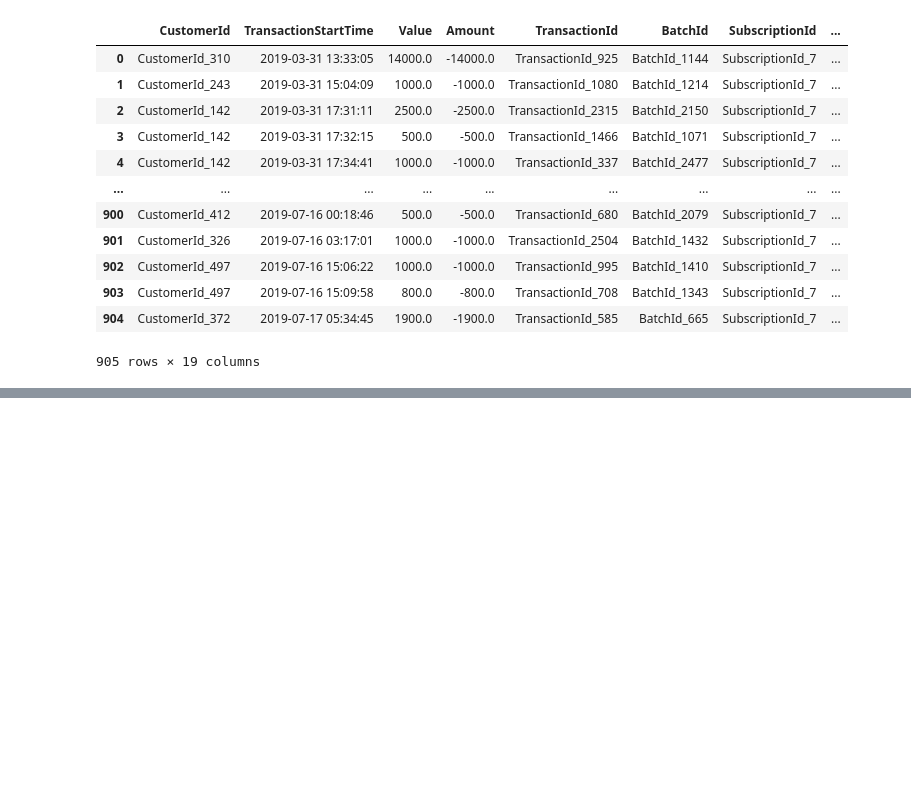
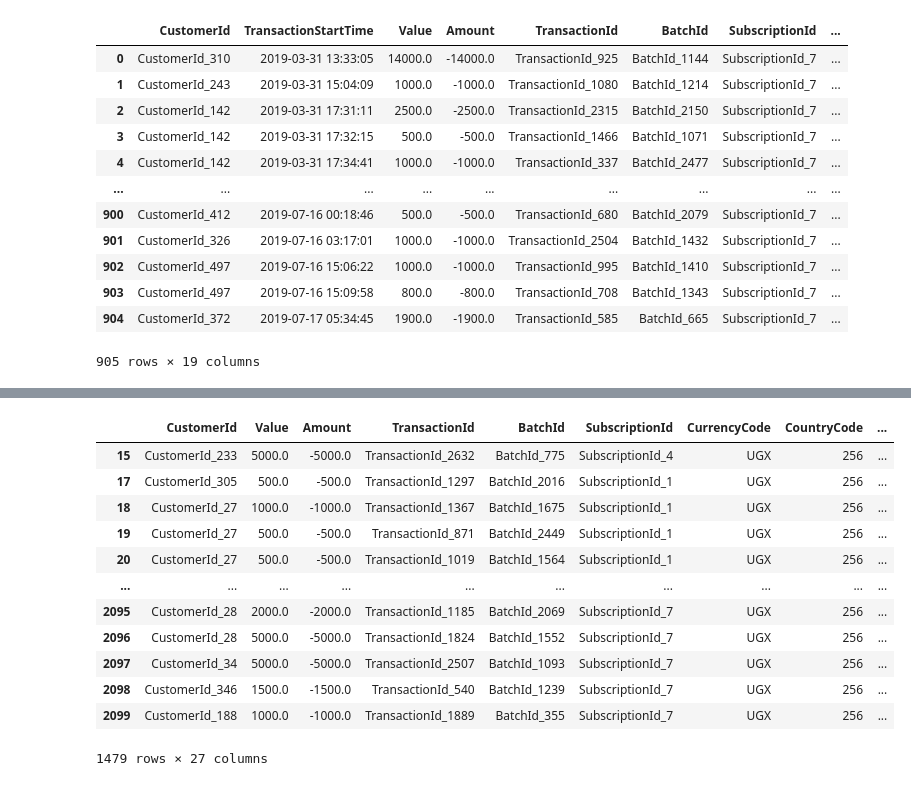
Before and after one commit to mthimkulu23/Standard-Bank-Tech-Impact-Challenge-Xente-Credit-Scoring-Challenge, a Jupyter notebook: Standard_Bank_Tech_Impact_Challenge_Xente_Credit_Scoring_Challenge.ipynb, the cells around one changed output, grey strips where cells are left out. Cells and saved outputs as stored; diff of their text form; code cells hidden in the pictures; blank space fills up the shorter version.

```diff
--- a/Standard_Bank_Tech_Impact_Challenge_Xente_Credit_Scoring_Challenge.ipynb
+++ b/Standard_Bank_Tech_Impact_Challenge_Xente_Credit_Scoring_Challenge.ipynb
@@ -279,0 +224,23 @@ x
+# %%
+
+
+check_invalid_value = x[x['Value'] >= 0]
+check_invalid_value
+
+
+# df = x[x['Amount'] <= 0]
+# df
+# %% [output]
+|  | CustomerId | Value | Amount | TransactionId | BatchId | SubscriptionId | CurrencyCode | CountryCode | ... |
+| 15 | CustomerId_233 | 5000.0 | -5000.0 | TransactionId_2632 | BatchId_775 | SubscriptionId_4 | UGX | 256 | ... |
+| 17 | CustomerId_305 | 500.0 | -500.0 | TransactionId_1297 | BatchId_2016 | SubscriptionId_1 | UGX | 256 | ... |
+| 18 | CustomerId_27 | 1000.0 | -1000.0 | TransactionId_1367 | BatchId_1675 | SubscriptionId_1 | UGX | 256 | ... |
+| 19 | CustomerId_27 | 500.0 | -500.0 | TransactionId_871 | BatchId_2449 | SubscriptionId_1 | UGX | 256 | ... |
+| 20 | CustomerId_27 | 500.0 | -500.0 | TransactionId_1019 | BatchId_1564 | SubscriptionId_1 | UGX | 256 | ... |
+| ... | ... | ... | ... | ... | ... | ... | ... | ... | ... |
+| 2095 | CustomerId_28 | 2000.0 | -2000.0 | TransactionId_1185 | BatchId_2069 | SubscriptionId_7 | UGX | 256 | ... |
+| 2096 | CustomerId_28 | 5000.0 | -5000.0 | TransactionId_1824 | BatchId_1552 | SubscriptionId_7 | UGX | 256 | ... |
+| 2097 | CustomerId_34 | 5000.0 | -5000.0 | TransactionId_2507 | BatchId_1093 | SubscriptionId_7 | UGX | 256 | ... |
+| 2098 | CustomerId_346 | 1500.0 | -1500.0 | TransactionId_540 | BatchId_1239 | SubscriptionId_7 | UGX | 256 | ... |
+| 2099 | CustomerId_188 | 1000.0 | -1000.0 | TransactionId_1889 | BatchId_355 | SubscriptionId_7 | UGX | 256 | ... |
+1479 rows × 27 columns
```
Also changed, not shown: parts of 22 cells of this notebook.
